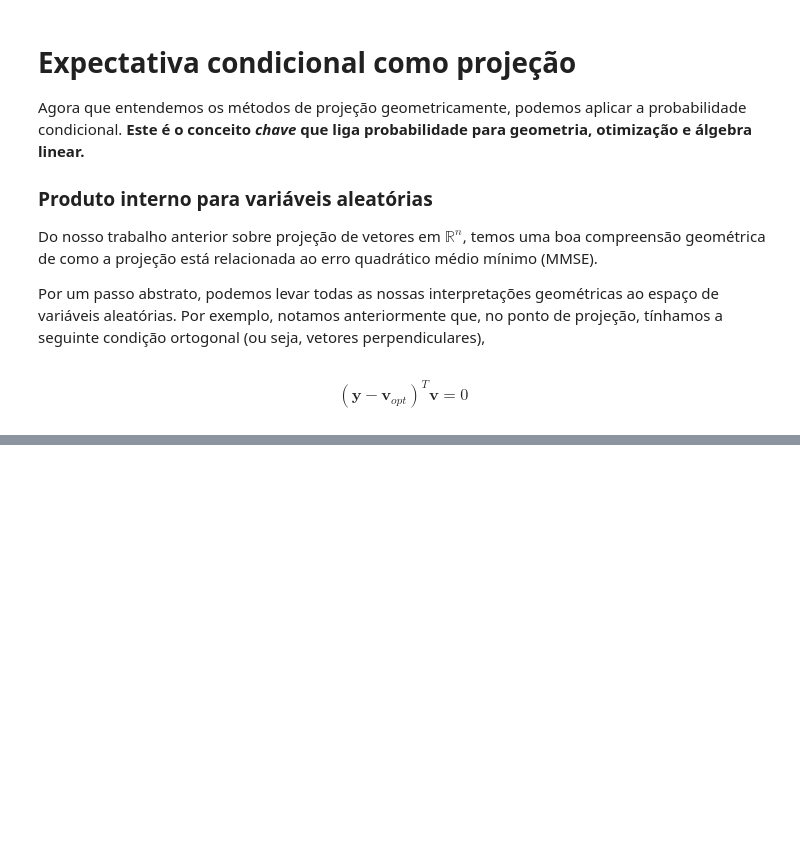
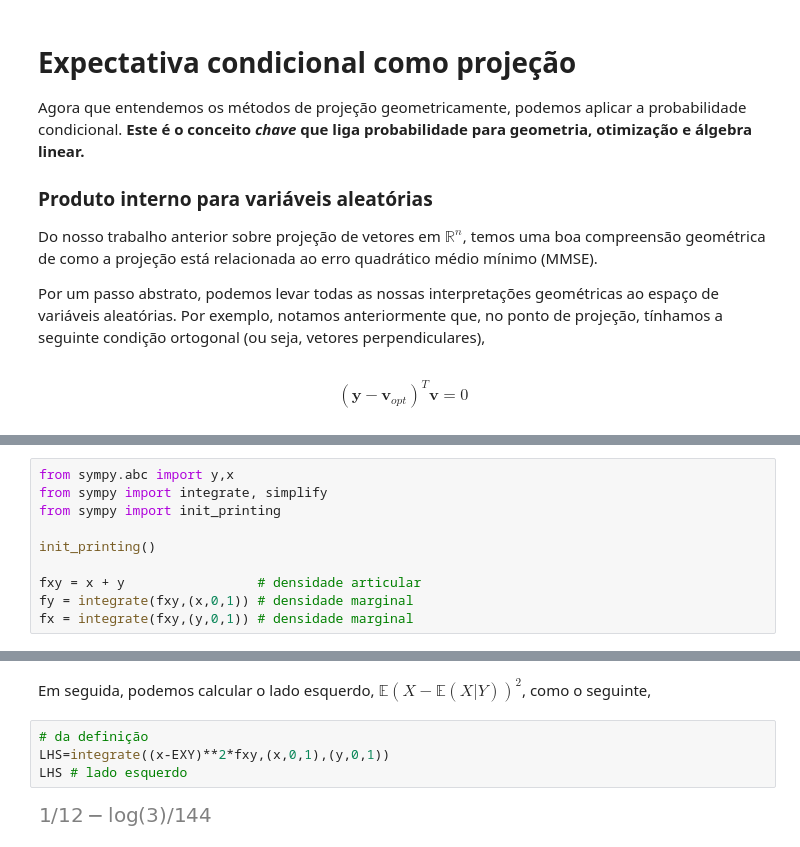
Before and after one commit to VF-Ferrari/Python, a Jupyter notebook: Aula 6 - Probabilidade 1.ipynb, the cells around one changed output, grey strips where cells are left out. Saved outputs shown, nothing was run; the diff lists cells and outputs as text; blank space fills up the shorter version.

```diff
--- a/Aula 6 - Probabilidade 1.ipynb
+++ b/Aula 6 - Probabilidade 1.ipynb
@@ -1623,0 +1923,10 @@ $$
+# %%
+from sympy.abc import y,x
+from sympy import integrate, simplify
+from sympy import init_printing
+
+init_printing()
+
+fxy = x + y                 # densidade articular
+fy = integrate(fxy,(x,0,1)) # densidade marginal
+fx = integrate(fxy,(y,0,1)) # densidade marginal
@@ -1623,0 +1940,9 @@ $$
+# %% [markdown]
+Em seguida, podemos calcular o lado esquerdo, $\mathbb{E}(X-\mathbb{E}(X|Y))^2$,
+como o seguinte,
+# %%
+# da definição
+LHS=integrate((x-EXY)**2*fxy,(x,0,1),(y,0,1))
+LHS # lado esquerdo
+# %% [output]
+[figure, added]
```
Also changed, not shown: parts of 209 cells of this notebook, 1 other file.
